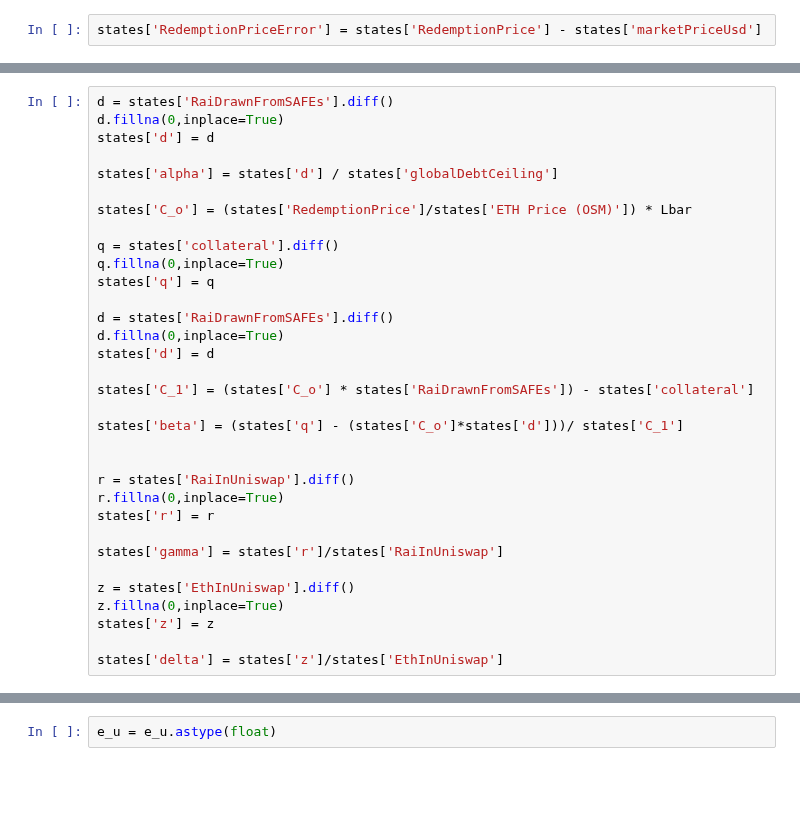
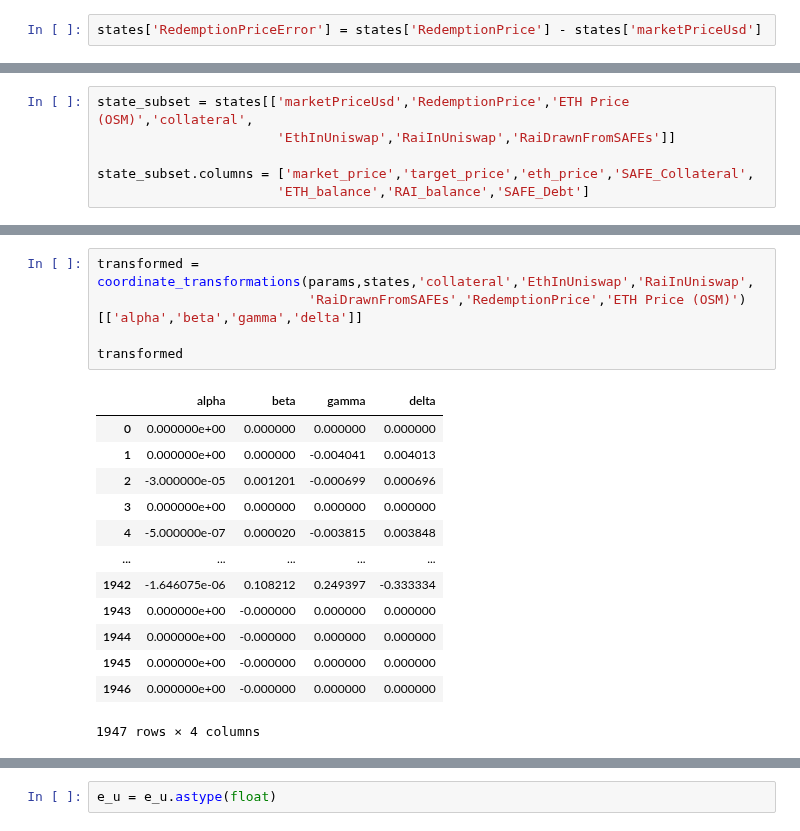
Before and after one commit to reflexer-labs/reflexer-digital-twin, a Jupyter notebook: data/Systems_Identification_Fitting.ipynb, the cells around one changed output, grey strips where cells are left out. Drawn from its saved outputs; the diff is of its cells as text; blank space fills up the shorter version.

```diff
--- a/data/Systems_Identification_Fitting.ipynb
+++ b/data/Systems_Identification_Fitting.ipynb
@@ -164,0 +225,6 @@ local
+# %%
+state_subset = states[['marketPriceUsd','RedemptionPrice','ETH Price (OSM)','collateral',
+                       'EthInUniswap','RaiInUniswap','RaiDrawnFromSAFEs']]
+
+state_subset.columns = ['market_price','target_price','eth_price','SAFE_Collateral',
+                       'ETH_balance','RAI_balance','SAFE_Debt']
@@ -194,33 +274,0 @@ fee = 0.03
-# %%
-d = states['RaiDrawnFromSAFEs'].diff()
-d.fillna(0,inplace=True)
-states['d'] = d
-
-states['alpha'] = states['d'] / states['globalDebtCeiling']
-
-states['C_o'] = (states['RedemptionPrice']/states['ETH Price (OSM)']) * Lbar
-
-q = states['collateral'].diff()
-q.fillna(0,inplace=True)
-states['q'] = q
-
-d = states['RaiDrawnFromSAFEs'].diff()
-d.fillna(0,inplace=True)
-states['d'] = d
-
-states['C_1'] = (states['C_o'] * states['RaiDrawnFromSAFEs']) - states['collateral']
-
-states['beta'] = (states['q'] - (states['C_o']*states['d']))/ states['C_1']
-
-
-r = states['RaiInUniswap'].diff()
-r.fillna(0,inplace=True)
-states['r'] = r
-
-states['gamma'] = states['r']/states['RaiInUniswap']
-
-z = states['EthInUniswap'].diff()
-z.fillna(0,inplace=True)
-states['z'] = z
-
-states['delta'] = states['z']/states['EthInUniswap']
@@ -227,3 +329,22 @@ states['delta'] = states['z']/states['EthInUniswap']
+# %%
+transformed = coordinate_transformations(params,states,'collateral','EthInUniswap','RaiInUniswap',
+                           'RaiDrawnFromSAFEs','RedemptionPrice','ETH Price (OSM)')[['alpha','beta','gamma','delta']]
+
+transformed
+# %% [output]
+|  | alpha | beta | gamma | delta |
+| 0 | 0.000000e+00 | 0.000000 | 0.000000 | 0.000000 |
+| 1 | 0.000000e+00 | 0.000000 | -0.004041 | 0.004013 |
+| 2 | -3.000000e-05 | 0.001201 | -0.000699 | 0.000696 |
+| 3 | 0.000000e+00 | 0.000000 | 0.000000 | 0.000000 |
+| 4 | -5.000000e-07 | 0.000020 | -0.003815 | 0.003848 |
+| ... | ... | ... | ... | ... |
+| 1942 | -1.646075e-06 | 0.108212 | 0.249397 | -0.333334 |
+| 1943 | 0.000000e+00 | -0.000000 | 0.000000 | 0.000000 |
+| 1944 | 0.000000e+00 | -0.000000 | 0.000000 | 0.000000 |
+| 1945 | 0.000000e+00 | -0.000000 | 0.000000 | 0.000000 |
+| 1946 | 0.000000e+00 | -0.000000 | 0.000000 | 0.000000 |
+1947 rows × 4 columns
 # %%
 q_local = local['Q'].diff()
 q_local.fillna(0,inplace=True)
```
Also changed, not shown: parts of 39 cells of this notebook, 1 other file.
